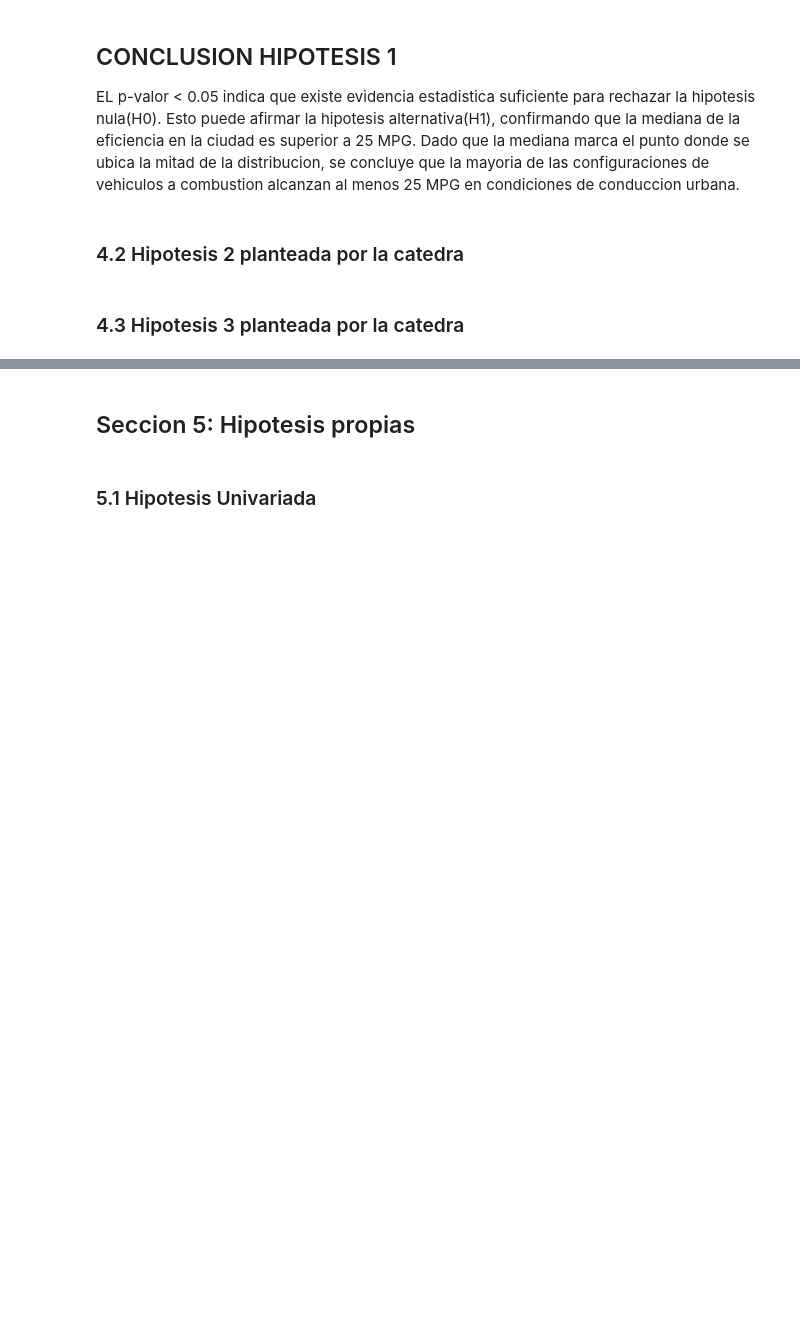
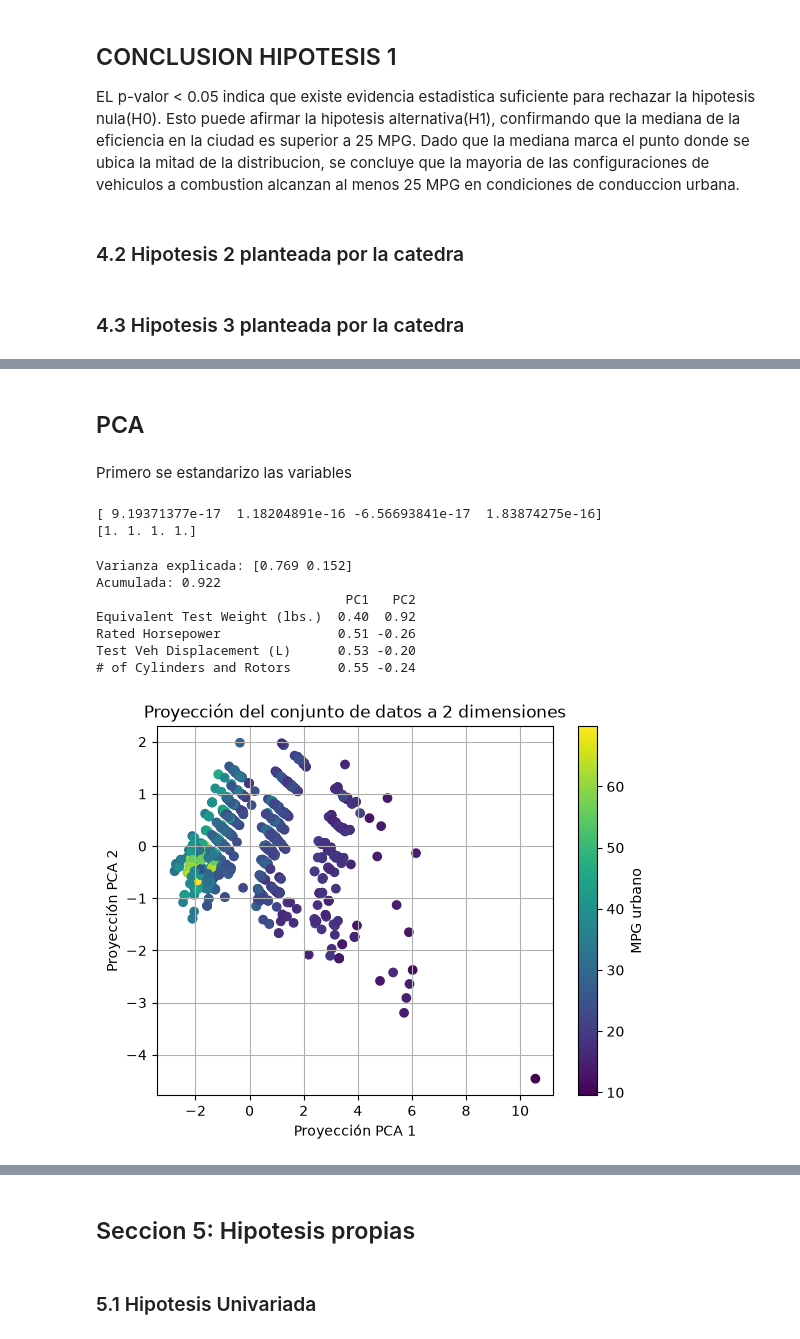
Before and after one commit to mdelrosariocoronado/tpe_fundamentos_2026, a Jupyter notebook: entrega.ipynb, the cells around one changed output, grey strips where cells are left out. Cells and saved outputs as stored; diff of their text form; code cells hidden in the pictures; blank space fills up the shorter version.

```diff
--- a/entrega.ipynb
+++ b/entrega.ipynb
@@ -522,0 +895,7 @@ EL p-valor < 0.05 indica que existe evidencia estadistica suficiente para rechaz
+# %%
+# generamos las nuevas dummy
+dummy_transmicion = pd.get_dummies(df_procesado[col_trans], prefix='transmision')
+# concatenamos las variables dummy al dataset original
+df_procesado = pd.concat([df_procesado, dummy_transmicion], axis=1)
+# imprimimos el nuevo dataset
+df_procesado.head()
@@ -522,0 +957,7 @@ EL p-valor < 0.05 indica que existe evidencia estadistica suficiente para rechaz
+# %%
+# generamos las nuevas dummy
+dummy_traccion = pd.get_dummies(df_procesado[col_trac], prefix='traccion')
+# concatenamos las variables dummy al dataset original
+df_procesado = pd.concat([df_procesado, dummy_traccion], axis=1)
+# imprimimos el nuevo dataset
+df_procesado.head()
@@ -522,0 +971,45 @@ EL p-valor < 0.05 indica que existe evidencia estadistica suficiente para rechaz
+# %% [markdown]
+## PCA
+# %% [markdown]
+Primero se estandarizo las variables
+# %%
+from sklearn.preprocessing import StandardScaler
+from sklearn.decomposition import PCA
+X = df_procesado[["Equivalent Test Weight (lbs.)",
+                  "Rated Horsepower",
+                  "Test Veh Displacement (L)",
+                  "# of Cylinders and Rotors"]]
+# estandarizamos X
+scaler = StandardScaler()
+X_scaled = scaler.fit_transform(X)
+
+print(np.mean(X_scaled, axis=0))
+print(np.std(X_scaled, axis=0))
+# %% [output]
+[ 9.19371377e-17  1.18204891e-16 -6.56693841e-17  1.83874275e-16]
+[1. 1. 1. 1.]
+# %%
+import matplotlib.pyplot as plt
+pca = PCA(n_components=2)
+X_pca = pca.fit_transform(X_scaled)
+
+print("Varianza explicada:", pca.explained_variance_ratio_.round(3))
+print("Acumulada:", pca.explained_variance_ratio_.sum().round(3))
+print(pd.DataFrame(pca.components_.T, index=X.columns, columns=["PC1", "PC2"]).round(2))
+
+plt.scatter(X_pca[:, 0], X_pca[:, 1],c=df_procesado[mpg], cmap='viridis')
+plt.grid(True)
+plt.xlabel('Proyección PCA 1')
+plt.ylabel('Proyección PCA 2')
+plt.title('Proyección del conjunto de datos a 2 dimensiones')
+plt.colorbar(label="MPG urbano")
+plt.show()
+# %% [output]
+Varianza explicada: [0.769 0.152]
+Acumulada: 0.922
+                                PC1   PC2
+Equivalent Test Weight (lbs.)  0.40  0.92
+Rated Horsepower               0.51 -0.26
+Test Veh Displacement (L)      0.53 -0.20
+# of Cylinders and Rotors      0.55 -0.24
+[figure, added]
```
Also changed, not shown: parts of 115 cells of this notebook, 2 other files.
